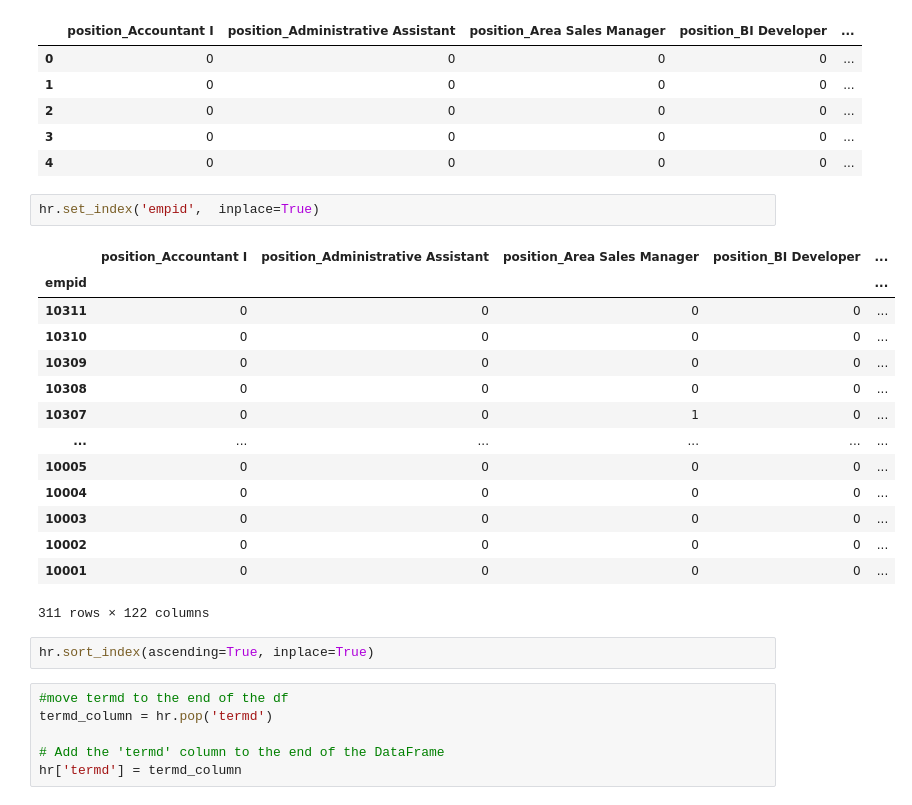
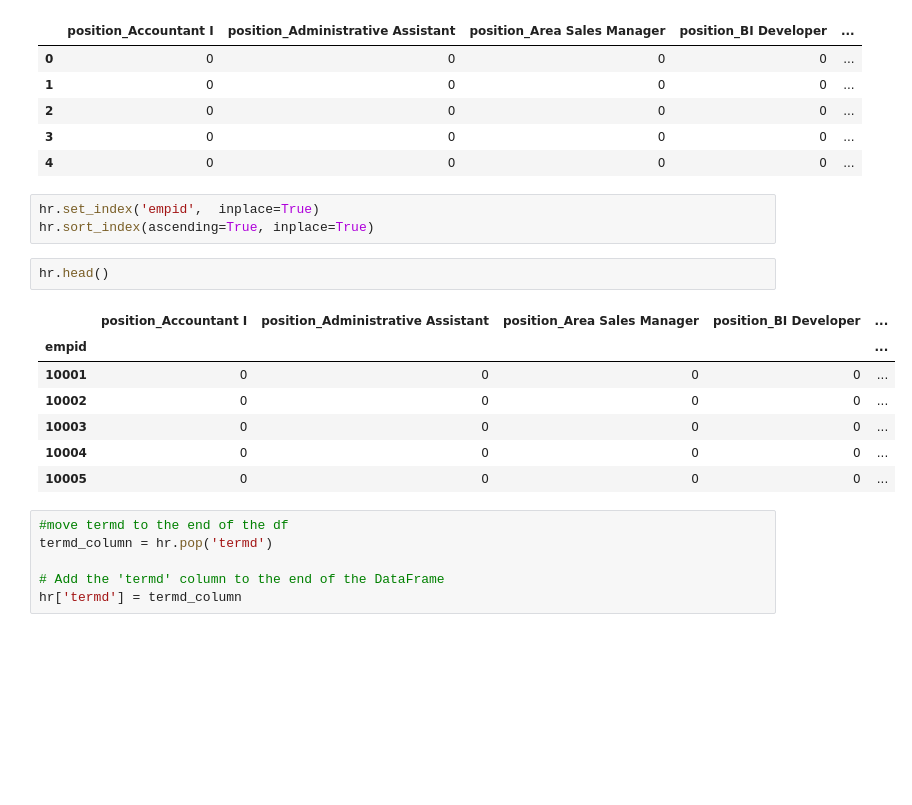
Before and after one commit to adrianacupp/Human_Resources_Data_Set, a Jupyter notebook: notebooks/data_cleaning.ipynb, the cells around one changed output. Cells and saved outputs as stored; diff of their text form; blank space fills up the shorter version.

```diff
--- a/notebooks/data_cleaning.ipynb
+++ b/notebooks/data_cleaning.ipynb
@@ -492,23 +492,17 @@ hr.head()
 | 4 | 0 | 0 | 0 | 0 | ... |
 # %%
 hr.set_index('empid',  inplace=True)
+hr.sort_index(ascending=True, inplace=True)
-# %% [output]
-|  | position_Accountant I | position_Administrative Assistant | position_Area Sales Manager | position_BI Developer | ... |
-| empid |  |  |  |  | ... |
-| 10311 | 0 | 0 | 0 | 0 | ... |
-| 10310 | 0 | 0 | 0 | 0 | ... |
-| 10309 | 0 | 0 | 0 | 0 | ... |
-| 10308 | 0 | 0 | 0 | 0 | ... |
-| 10307 | 0 | 0 | 1 | 0 | ... |
-| ... | ... | ... | ... | ... | ... |
-| 10005 | 0 | 0 | 0 | 0 | ... |
-| 10004 | 0 | 0 | 0 | 0 | ... |
-| 10003 | 0 | 0 | 0 | 0 | ... |
-| 10002 | 0 | 0 | 0 | 0 | ... |
-| 10001 | 0 | 0 | 0 | 0 | ... |
-311 rows × 122 columns
-# %%
-hr.sort_index(ascending=True, inplace=True)
+# %%
+hr.head()
+# %% [output]
+|  | position_Accountant I | position_Administrative Assistant | position_Area Sales Manager | position_BI Developer | ... |
+| empid |  |  |  |  | ... |
+| 10001 | 0 | 0 | 0 | 0 | ... |
+| 10002 | 0 | 0 | 0 | 0 | ... |
+| 10003 | 0 | 0 | 0 | 0 | ... |
+| 10004 | 0 | 0 | 0 | 0 | ... |
+| 10005 | 0 | 0 | 0 | 0 | ... |
 # %%
 #move termd to the end of the df
 termd_column = hr.pop('termd')
```
Also changed, not shown: parts of 17 cells of this notebook.
